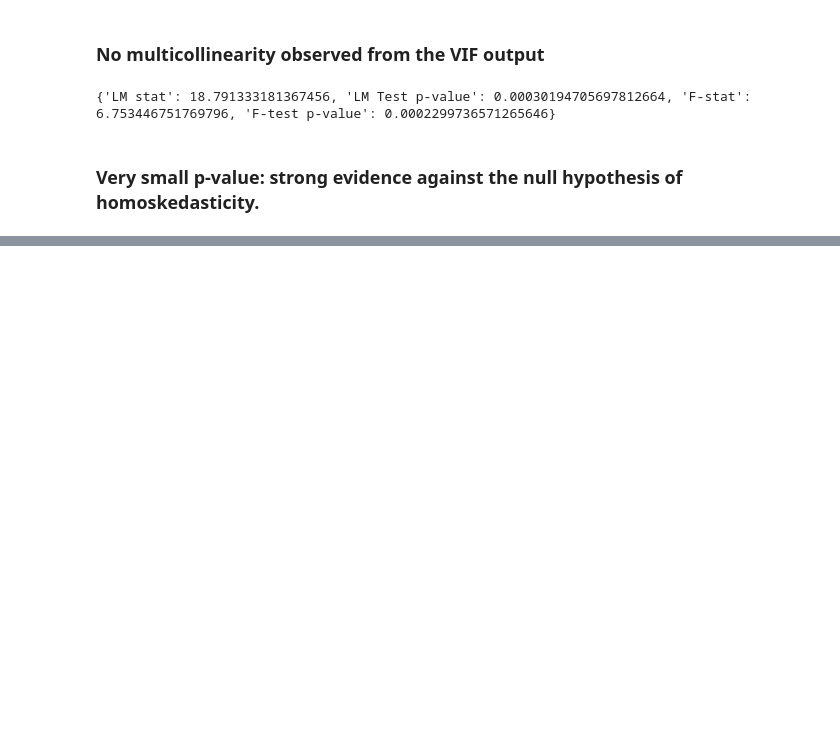
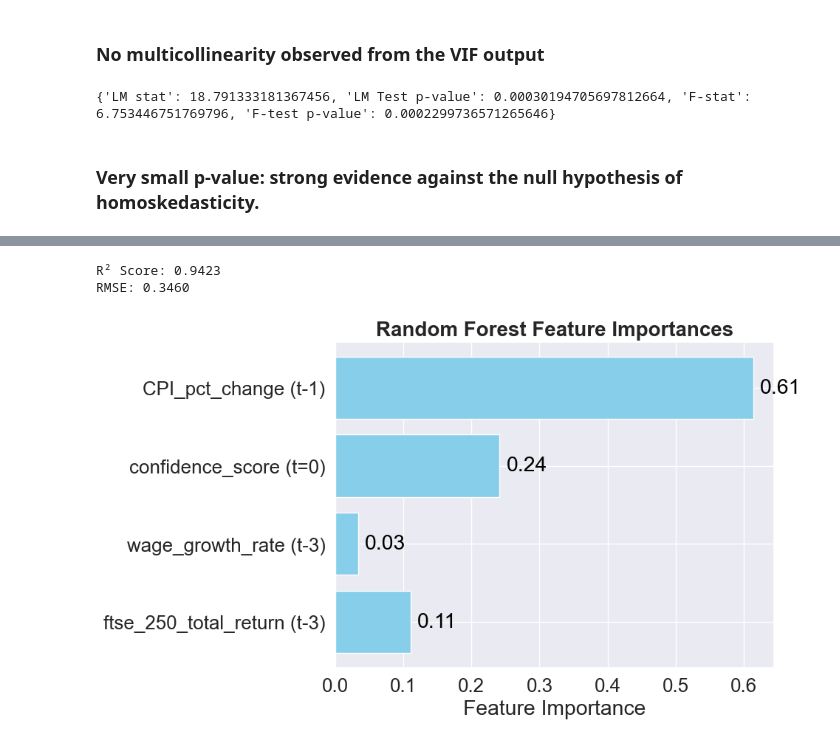
Before and after one commit to gamzebb/group-project, a Jupyter notebook: Inflation (CPI) analysis - sentiment, correlation, predictions.ipynb, the cells around one changed output, grey strips where cells are left out. Cells and saved outputs as stored; diff of their text form; code cells hidden in the pictures; blank space fills up the shorter version.

```diff
--- a/Inflation (CPI) analysis - sentiment, correlation, predictions.ipynb
+++ b/Inflation (CPI) analysis - sentiment, correlation, predictions.ipynb
@@ -1058,0 +1097,80 @@ print(dict(zip(terms, model2)))
+# %%
+from sklearn.model_selection import train_test_split
+from sklearn.ensemble import RandomForestRegressor
+from sklearn.metrics import mean_squared_error, r2_score
+import matplotlib.pyplot as plt
+
+# ---------------------
+# 1. Prepare the Data
+# ---------------------
+
+# Drop rows with missing target
+regression_df = regression_df.dropna(subset=['CPI_pct_change (t=0)'])
+
+# Define X and y
+X = regression_df[['CPI_pct_change (t-1)',
+                   'confidence_score (t=0)',
+                   'wage_growth_rate (t-3)',
+                   'ftse_250_total_return (t-3)']]
+
+y = regression_df['CPI_pct_change (t=0)']
+
+# Split into train/test sets
+X_train, X_test, y_train, y_test = train_test_split(
+    X, y, test_size=0.3, random_state=42
+)
+
+# ---------------------
+# 2. Build the Model
+# ---------------------
+
+# Initialize Random Forest Regressor
+forest = RandomForestRegressor(
+    n_estimators=200,
+    max_features='sqrt',
+    min_samples_split=2,
+    min_samples_leaf=2,
+    bootstrap=True,
+    random_state=42,
+    n_jobs=-1
+)
+
+# Train the model
+forest.fit(X_train, y_train)
+
+# Predict on test set
+y_pred = forest.predict(X_test)
+
+# ---------------------
+# 3. Evaluate the Model
+# ---------------------
+
+print(f"R² Score: {r2_score(y_test, y_pred):.4f}")
+print(f"RMSE: {mean_squared_error(y_test, y_pred, squared=False):.4f}")
+
+# ---------------------
+# 4. Feature Importance
+# ---------------------
+
+importances = forest.feature_importances_
+features = X.columns
+# %% [output]
+R² Score: 0.9423
+RMSE: 0.3460
+# %%
+# Plot
+plt.figure(figsize=(10, 6))
+plt.barh(features, importances, color='skyblue')
+plt.xlabel("Feature Importance")
+plt.title("Random Forest Feature Importances", fontsize=20, fontweight='bold')
+plt.gca().invert_yaxis()
+
+# Add labels to the bars
+for index, value in enumerate(importances):
+    plt.text(value + 0.01, index, f'{value:.2f}',  # Add a small value (0.01) to the x-position
+             ha='left', va='center', color='black')
+
+plt.tight_layout()
+plt.show()
+# %% [output]
+[figure, added]
```
Also changed, not shown: parts of 8 cells of this notebook.
